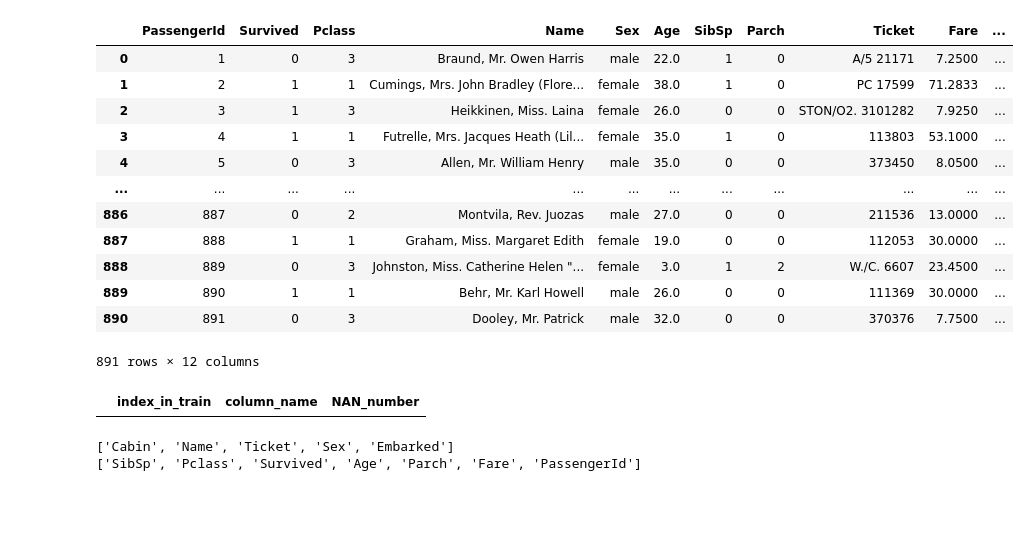
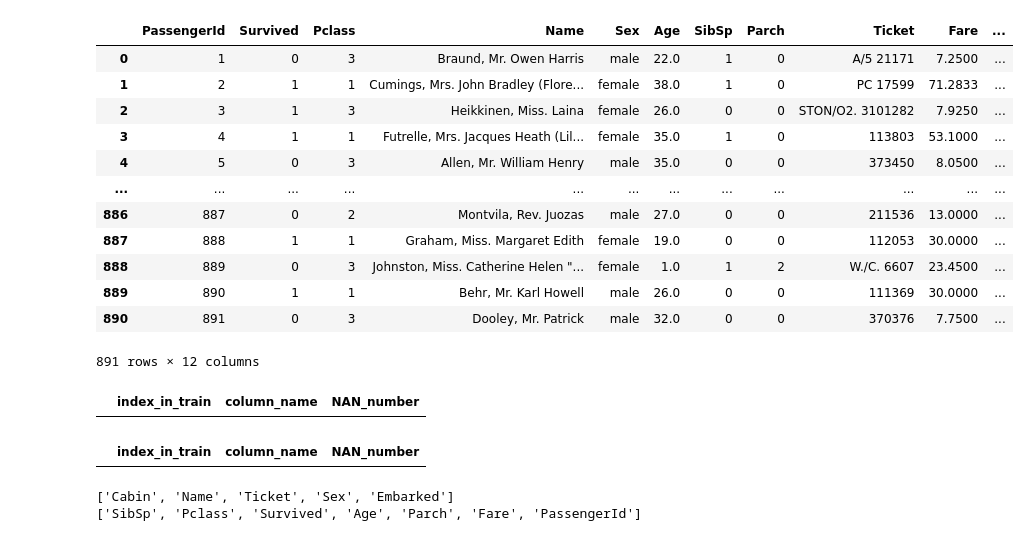
Before and after one commit to lakP44/coding-total, a Jupyter notebook: Python/데이터전처리/everything_of_preprocessing.ipynb, the cells around one changed output. Drawn from its saved outputs; the diff is of its cells as text; code cells hidden in the pictures; blank space fills up the shorter version.

Commit message:
del_dropna

```diff
--- a/Python/데이터전처리/everything_of_preprocessing.ipynb
+++ b/Python/데이터전처리/everything_of_preprocessing.ipynb
@@ -47,16 +48,14 @@ def checkNAN(df):
 # %%
 # 간단한 결측치 처리 자동화 코드
 
-def handle_NAN(df, list_lists, drop_row, drop_col, fill_na, fill_value, back_fill, front_fill):
+def handle_NAN(df, list_lists, fill_na, fill_value, back_fill, front_fill):
 
     fill_val_dict = {}
 
     for i in range(len(fill_value[1])):
-        fill_val_dict[col_list[fill_value[0]][i]] = fill_value[1][i]
+        fill_val_dict[list_lists[fill_value[0]][i]] = fill_value[1][i]
 
-    sequence = {drop_row : "df[" + str(list_lists[drop_row]) + "].dropna(axis = 0)",
-                drop_col : "df[" + str(list_lists[drop_col]) + "].dropna(axis = 1)",
-                fill_na[0] : "df[" + str(list_lists[fill_na[0]]) + "].fillna(" + str(fill_na[1]) + ")",
+    sequence = {fill_na[0] : "df[" + str(list_lists[fill_na[0]]) + "].fillna(" + str(fill_na[1]) + ")",
                 fill_value[0] : "df[" + str(list_lists[fill_value[0]]) + "].fillna(" + str(fill_val_dict) + ")",
                 back_fill : "df[" + str(list_lists[back_fill]) + "].fillna( method='bfill' )",
                 front_fill : "df[" + str(list_lists[front_fill]) + "].fillna( method='ffill' )",
@@ -66,8 +65,8 @@ def handle_NAN(df, list_lists, drop_row, drop_col, fill_na, fill_value, back_fil
 
     sequence_sort = dict(sorted(sequence.items()))
 
-    for i in range (len(sequence_sort)):
-        df[list_lists[i]] = eval(sequence_sort[i])
+    for n in range(len(sequence_sort)):
+        df[list_lists[n]] = eval(sequence_sort[n])
     return df
 # %%
 # 간단한 결측치 자동 처리기 미리보기
@@ -83,22 +82,20 @@ print('=='*20)
 # fill_value의 [0]은 순서, [1]은 정해주는 컬럼마다 채워지는 값입니다. ex) ['Age'. 'Fare'], [1, 2]이면 // Age는 1, Fare은 2로 채워짐
 # col_list에는 리스트 형태로 컬럼명을 넣어주면 됩니다. 주의 : 이중 리스트가 아님!
 
-col_list = [['Age'], ['Cabin'],['Embarked']]
-drop_row = -1
-drop_col = -1
+col_list = [['Embarked'], ['Age', 'Cabin']]
 fill_na = [0, 3]
-fill_value = [1, [1]]
-back_fill = 2
+fill_value = [1, [1, 2]]
+back_fill = -1
 front_fill = -1
 
 ##########################################################################################
 
-sequence_view = ["data", col_list, drop_row, drop_col, fill_na, fill_value, back_fill, front_fill]
+sequence_view = ["data", col_list, fill_na, fill_value, back_fill, front_fill]
 sequence_num = sequence_view[2 : len(sequence_view)]
 
-sequence_dic = pd.DataFrame({'func' : [drop_row, drop_col, fill_na[0], fill_value[0], back_fill, front_fill],
-                            'func_list' : ['drop_row', 'drop_col', 'fill_na', 'fill_value', 'backfill', 'front_fill'],
-                            'parameter' : ['none', 'none', fill_na[1], fill_value[1], 'none', 'none']})
+sequence_dic = pd.DataFrame({'func' : [fill_na[0], fill_value[0], back_fill, front_fill],
+                            'func_list' : ['fill_na', 'fill_value', 'backfill', 'front_fill'],
+                            'parameter' : [fill_na[1], fill_value[1], 'none', 'none']})
 sequence_dic = sequence_dic.sort_values('func')
 
 
@@ -129,30 +123,27 @@ display(sequence_dic)
 # %%
-col_list = [['Age'], ['Cabin'], ['Embarked']]
-drop_row = -1
-drop_col = -1
-fill_na = [0, 3]
-fill_value = [1, [1]]
-back_fill = 2
-front_fill = -1
-
-a = handle_NAN(data, col_list, drop_row, drop_col, fill_na, fill_value, back_fill, front_fill)
+a = handle_NAN(data, col_list, fill_na, fill_value, back_fill, front_fill)
 display(a)
 display(checkNAN(data))
 # %% [output]
 |  | PassengerId | Survived | Pclass | Name | Sex | Age | SibSp | Parch | Ticket | Fare | ... |
 | 0 | 1 | 0 | 3 | Braund, Mr. Owen Harris | male | 22.0 | 1 | 0 | A/5 21171 | 7.2500 | ... |
 | 1 | 2 | 1 | 1 | Cumings, Mrs. John Bradley (Flore... | female | 38.0 | 1 | 0 | PC 17599 | 71.2833 | ... |
 | 2 | 3 | 1 | 3 | Heikkinen, Miss. Laina | female | 26.0 | 0 | 0 | STON/O2. 3101282 | 7.9250 | ... |
 | 3 | 4 | 1 | 1 | Futrelle, Mrs. Jacques Heath (Lil... | female | 35.0 | 1 | 0 | 113803 | 53.1000 | ... |
 | 4 | 5 | 0 | 3 | Allen, Mr. William Henry | male | 35.0 | 0 | 0 | 373450 | 8.0500 | ... |
 | ... | ... | ... | ... | ... | ... | ... | ... | ... | ... | ... | ... |
 | 886 | 887 | 0 | 2 | Montvila, Rev. Juozas | male | 27.0 | 0 | 0 | 211536 | 13.0000 | ... |
 | 887 | 888 | 1 | 1 | Graham, Miss. Margaret Edith | female | 19.0 | 0 | 0 | 112053 | 30.0000 | ... |
-| 888 | 889 | 0 | 3 | Johnston, Miss. Catherine Helen "... | female | 3.0 | 1 | 2 | W./C. 6607 | 23.4500 | ... |
+| 888 | 889 | 0 | 3 | Johnston, Miss. Catherine Helen "... | female | 1.0 | 1 | 2 | W./C. 6607 | 23.4500 | ... |
 | 889 | 890 | 1 | 1 | Behr, Mr. Karl Howell | male | 26.0 | 0 | 0 | 111369 | 30.0000 | ... |
 | 890 | 891 | 0 | 3 | Dooley, Mr. Patrick | male | 32.0 | 0 | 0 | 370376 | 7.7500 | ... |
 891 rows × 12 columns
 |  | index_in_train | column_name | NAN_number |
+# %%
+data2 = data.dropna(axis = 0)
+display(checkNAN(data2))
+# %% [output]
+|  | index_in_train | column_name | NAN_number |
 # %%
 # 변수들
 def check_features(data):
```
Also changed, not shown: parts of 2 cells of this notebook.
